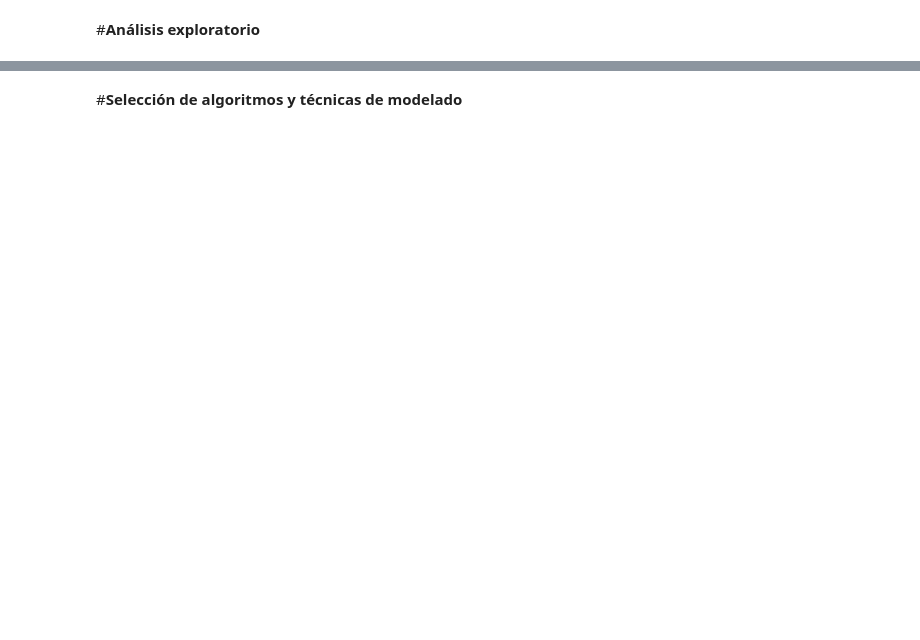
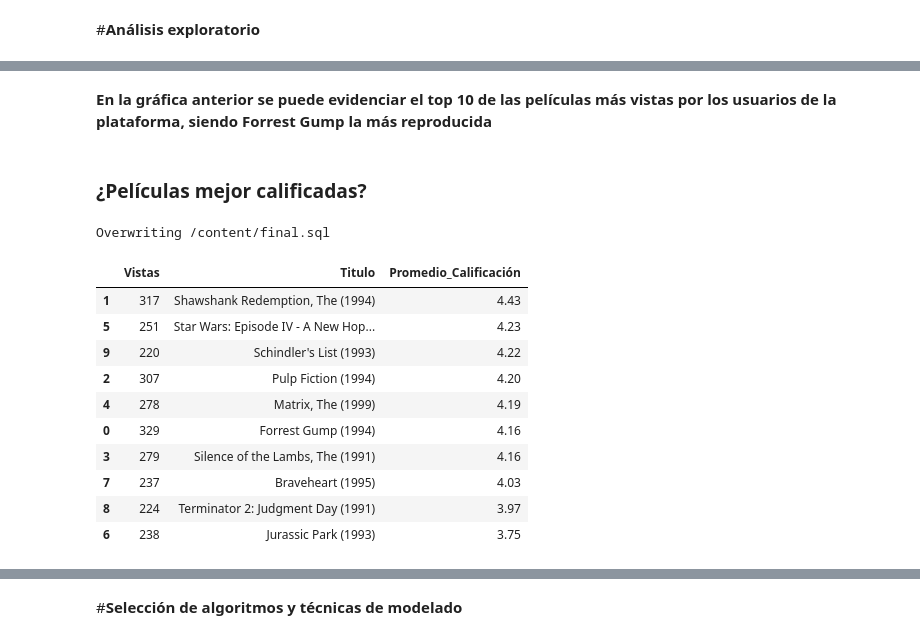
Before and after one commit to ANAOSORI/Proyecto_marketing, a Jupyter notebook: Marketing.ipynb, the cells around one changed output, grey strips where cells are left out. Drawn from its saved outputs; the diff is of its cells as text; code cells hidden in the pictures; blank space fills up the shorter version.

```diff
--- a/Marketing.ipynb
+++ b/Marketing.ipynb
@@ -307,0 +575,4 @@ go.Figure(data,Layout)
+# %% [markdown]
+**En la gráfica anterior se puede evidenciar el top 10 de las películas más vistas por los usuarios de la plataforma, siendo Forrest Gump la más reproducida**
+# %% [markdown]
+### **¿Películas mejor calificadas?**
@@ -307,0 +585,15 @@ go.Figure(data,Layout)
+# %%
+%%writefile /content/final.sql
+DROP TABLE IF exists Promedio_Calificación;
+
+CREATE TABLE Promedio_Calificación AS
+    SELECT  Count(userID) as Vistas,
+            title as Titulo,
+            AVG(rating) as Promedio_Calificación
+
+
+    FROM final
+    GROUP BY Titulo
+    ORDER BY Vistas desc;
+# %% [output]
+Overwriting /content/final.sql
@@ -307,0 +602,17 @@ go.Figure(data,Layout)
+# %%
+Promedio_Calificación = pd.read_sql("""SELECT  * FROM Promedio_Calificación""", conn).head(10)
+Promedio_Calificación= Promedio_Calificación.sort_values('Promedio_Calificación', axis=0, ascending=False)
+Promedio_Calificación = round(Promedio_Calificación, 2)
+Promedio_Calificación
+# %% [output]
+|  | Vistas | Titulo | Promedio_Calificación |
+| 1 | 317 | Shawshank Redemption, The (1994) | 4.43 |
+| 5 | 251 | Star Wars: Episode IV - A New Hop... | 4.23 |
+| 9 | 220 | Schindler's List (1993) | 4.22 |
+| 2 | 307 | Pulp Fiction (1994) | 4.20 |
+| 4 | 278 | Matrix, The (1999) | 4.19 |
+| 0 | 329 | Forrest Gump (1994) | 4.16 |
+| 3 | 279 | Silence of the Lambs, The (1991) | 4.16 |
+| 7 | 237 | Braveheart (1995) | 4.03 |
+| 8 | 224 | Terminator 2: Judgment Day (1991) | 3.97 |
+| 6 | 238 | Jurassic Park (1993) | 3.75 |
```
Also changed, not shown: parts of 77 cells of this notebook.
